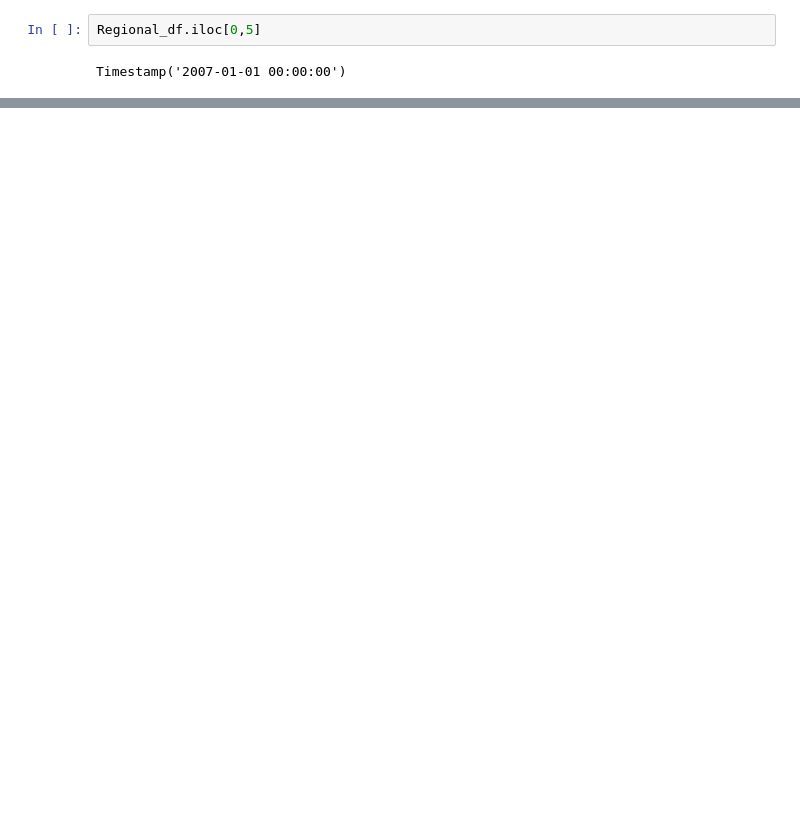
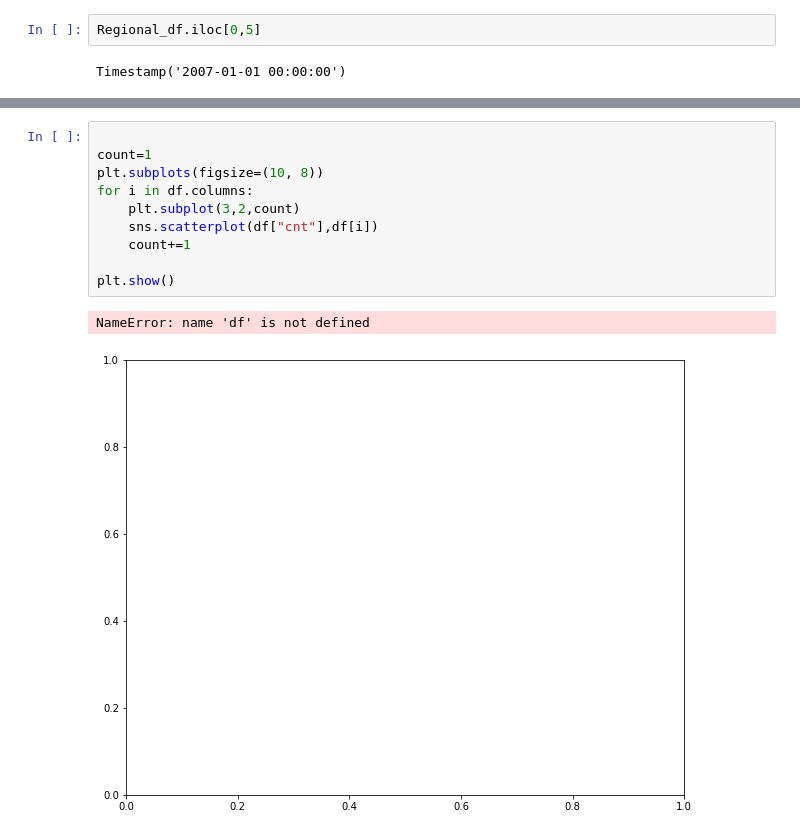
Before and after one commit to FernB/WACrimeRatesCovid19, a Jupyter notebook: WACrimeStatistics.ipynb, the cells around one changed output, grey strips where cells are left out. Drawn from its saved outputs; the diff is of its cells as text; blank space fills up the shorter version.

```diff
--- a/WACrimeStatistics.ipynb
+++ b/WACrimeStatistics.ipynb
@@ -112,0 +167,13 @@ Regional_df[Regional_df["Period Year"] == 2020]
+# %%
+
+count=1
+plt.subplots(figsize=(10, 8))
+for i in df.columns:
+    plt.subplot(3,2,count)
+    sns.scatterplot(df["cnt"],df[i])
+    count+=1
+
+plt.show()
+# %% [output]
+NameError: name 'df' is not defined
+[figure, added]
```
Also changed, not shown: parts of 13 cells of this notebook.
